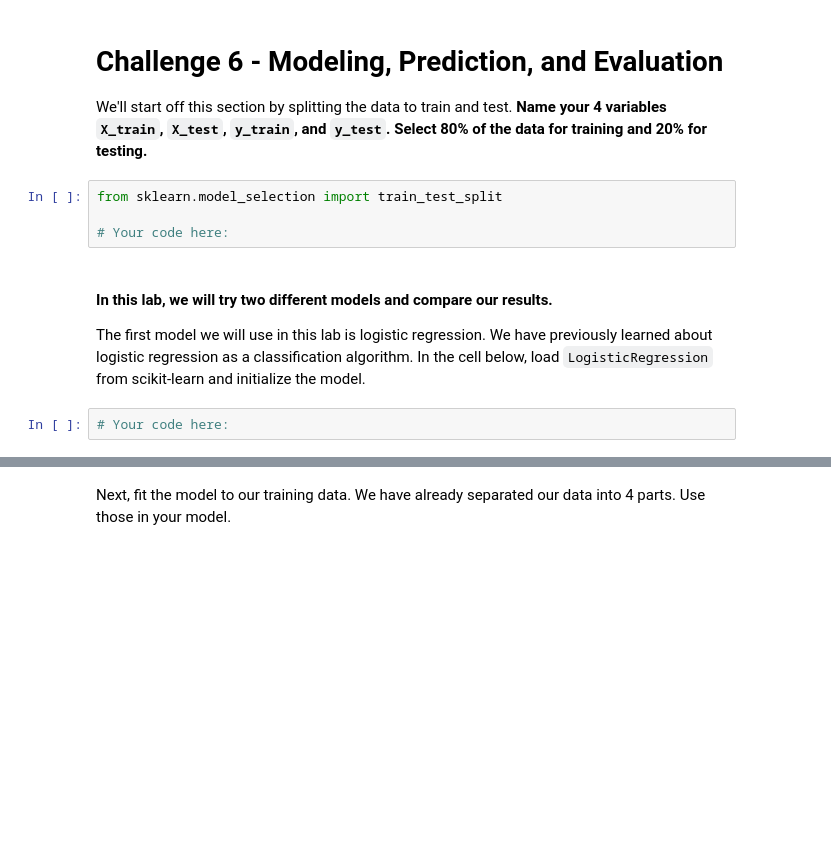
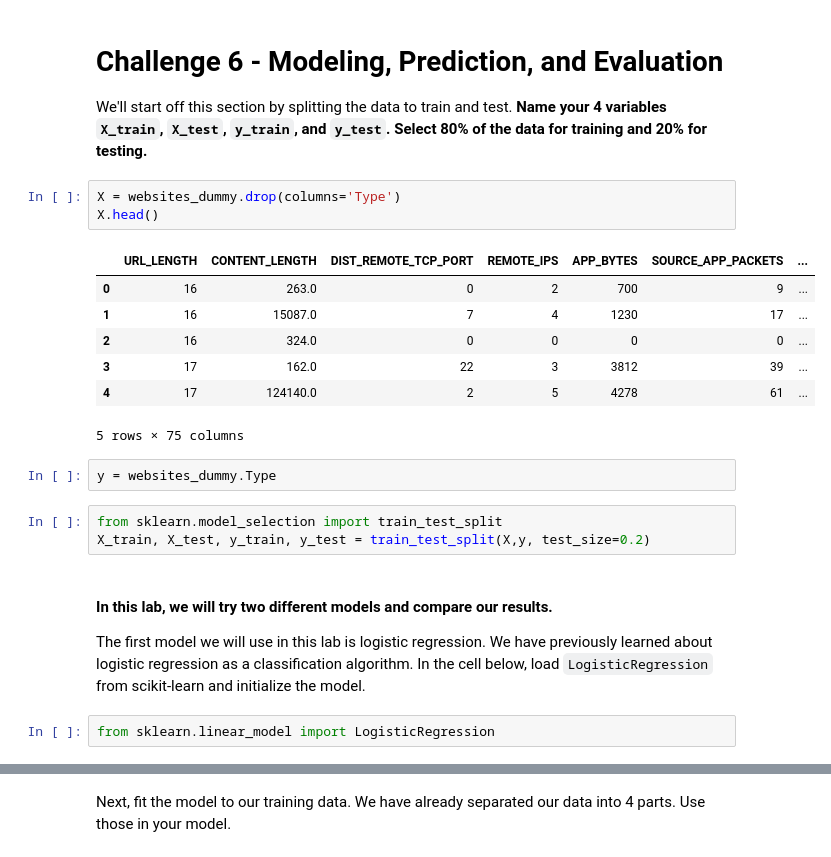
Before and after one commit to Ironhack-Data-Madrid-Octubre-2021/lab-supervised-learning, a Jupyter notebook: your-code/main.ipynb, the cells around one changed output, grey strips where cells are left out. Drawn from its saved outputs; the diff is of its cells as text; blank space fills up the shorter version.

```diff
--- a/your-code/main.ipynb
+++ b/your-code/main.ipynb
@@ -445,13 +599,25 @@ Now, inspect `website_dummy` to make sure the data and types are intended - ther
 # Challenge 6 - Modeling, Prediction, and Evaluation
 
 We'll start off this section by splitting the data to train and test. **Name your 4 variables `X_train`, `X_test`, `y_train`, and `y_test`. Select 80% of the data for training and 20% for testing.**
-# %%
-from sklearn.model_selection import train_test_split
-
-# Your code here:
+# %%
+X = websites_dummy.drop(columns='Type')
+X.head()
+# %% [output]
+|  | URL_LENGTH | CONTENT_LENGTH | DIST_REMOTE_TCP_PORT | REMOTE_IPS | APP_BYTES | SOURCE_APP_PACKETS | ... |
+| 0 | 16 | 263.0 | 0 | 2 | 700 | 9 | ... |
+| 1 | 16 | 15087.0 | 7 | 4 | 1230 | 17 | ... |
+| 2 | 16 | 324.0 | 0 | 0 | 0 | 0 | ... |
+| 3 | 17 | 162.0 | 22 | 3 | 3812 | 39 | ... |
+| 4 | 17 | 124140.0 | 2 | 5 | 4278 | 61 | ... |
+5 rows × 75 columns
+# %%
+y = websites_dummy.Type
+# %%
+from sklearn.model_selection import train_test_split
+X_train, X_test, y_train, y_test = train_test_split(X,y, test_size=0.2)
 # %% [markdown]
 #### In this lab, we will try two different models and compare our results.
 
 The first model we will use in this lab is logistic regression. We have previously learned about logistic regression as a classification algorithm. In the cell below, load `LogisticRegression` from scikit-learn and initialize the model.
-# %%
-# Your code here:
+# %%
+from sklearn.linear_model import LogisticRegression
```
Also changed, not shown: parts of 69 cells of this notebook.
